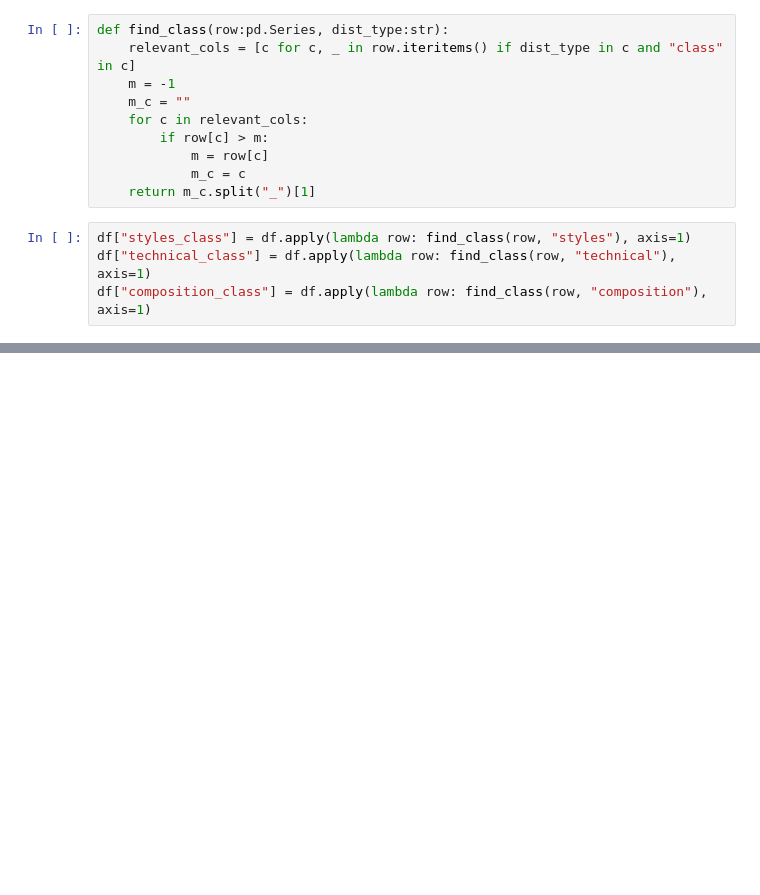
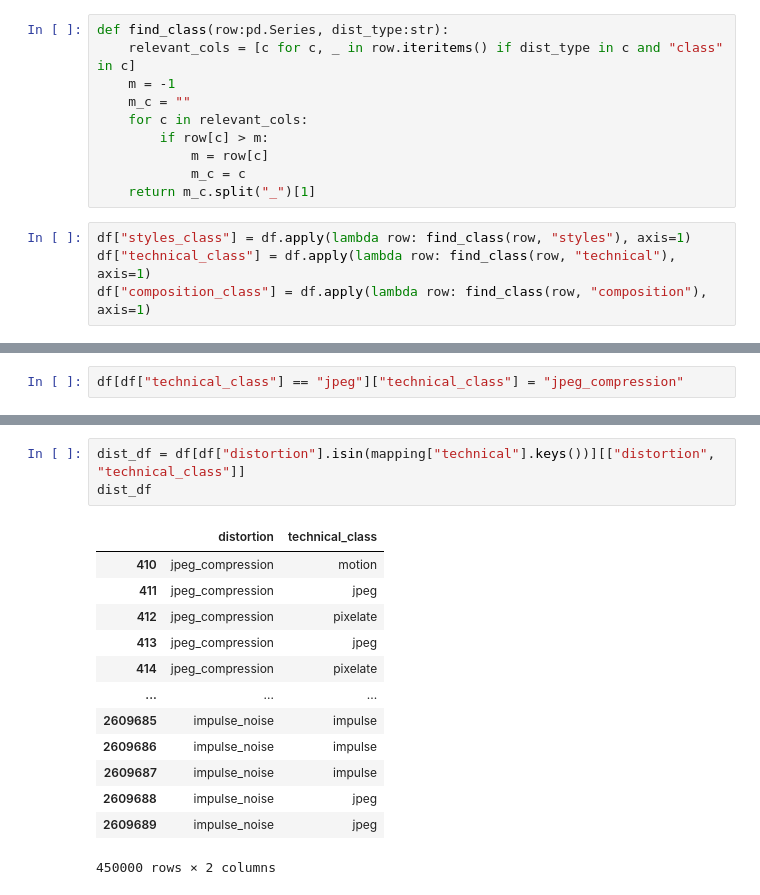
Before and after one commit to janpf/NIAA, a Jupyter notebook: analysis_code/IA_test_class.ipynb, the cells around one changed output, grey strips where cells are left out. Saved outputs shown, nothing was run; the diff lists cells and outputs as text; blank space fills up the shorter version.

```diff
--- a/analysis_code/IA_test_class.ipynb
+++ b/analysis_code/IA_test_class.ipynb
@@ -71,0 +69,2 @@ TypeError: 'Series' objects are mutable, thus they cannot be hashed
+# %%
+df[df["technical_class"] == "jpeg"]["technical_class"] = "jpeg_compression"
@@ -71,0 +87,17 @@ TypeError: 'Series' objects are mutable, thus they cannot be hashed
+# %%
+dist_df = df[df["distortion"].isin(mapping["technical"].keys())][["distortion", "technical_class"]]
+dist_df
+# %% [output]
+|  | distortion | technical_class |
+| 410 | jpeg_compression | motion |
+| 411 | jpeg_compression | jpeg |
+| 412 | jpeg_compression | pixelate |
+| 413 | jpeg_compression | jpeg |
+| 414 | jpeg_compression | pixelate |
+| ... | ... | ... |
+| 2609685 | impulse_noise | impulse |
+| 2609686 | impulse_noise | impulse |
+| 2609687 | impulse_noise | impulse |
+| 2609688 | impulse_noise | jpeg |
+| 2609689 | impulse_noise | jpeg |
+450000 rows × 2 columns
```
Also changed, not shown: parts of 9 cells of this notebook, 2 other files.
